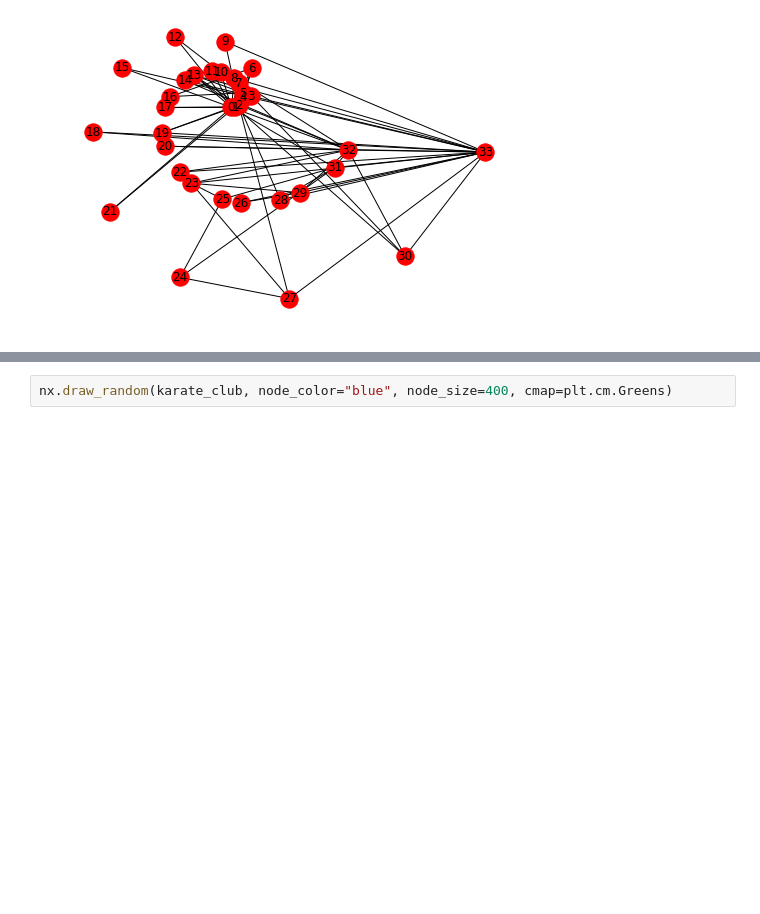
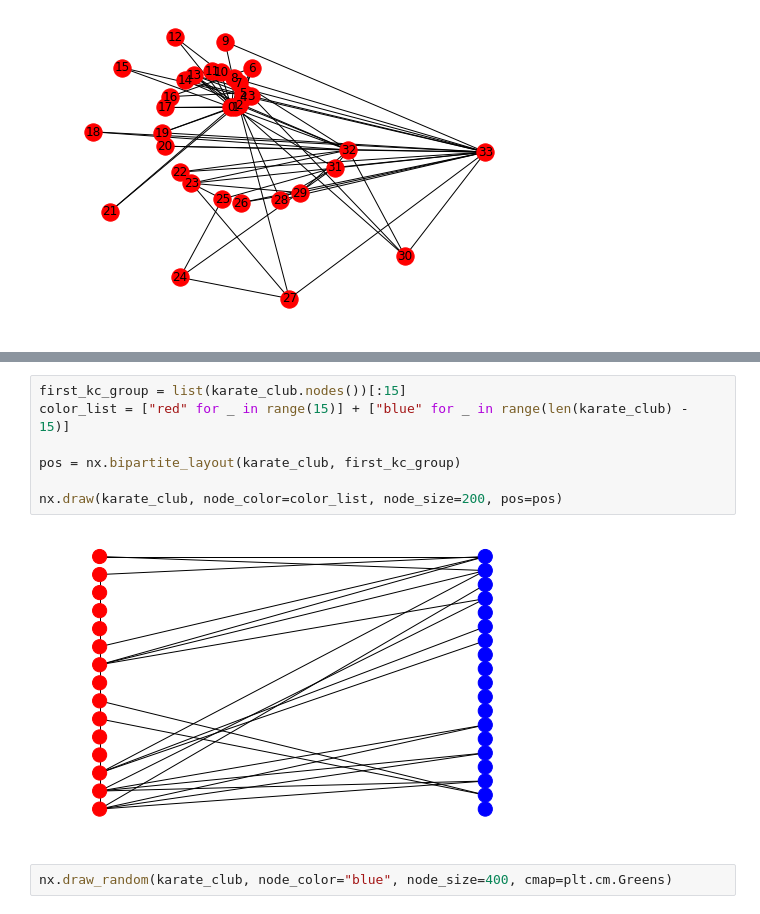
Before and after one commit to szymanskim/networkx-library-workshop, a Jupyter notebook: notebooks/NetworkX_Live.ipynb, the cells around one changed output, grey strips where cells are left out. Drawn from its saved outputs; the diff is of its cells as text; blank space fills up the shorter version.

```diff
--- a/notebooks/NetworkX_Live.ipynb
+++ b/notebooks/NetworkX_Live.ipynb
@@ -215,3 +215,12 @@ nx.draw(karate_club, node_color=range(34), node_size=800, cmap=plt.cm.Greens)
+# %%
+first_kc_group = list(karate_club.nodes())[:15]
+color_list = ["red" for _ in range(15)] + ["blue" for _ in range(len(karate_club) - 15)]
+
+pos = nx.bipartite_layout(karate_club, first_kc_group)
+
+nx.draw(karate_club, node_color=color_list, node_size=200, pos=pos)
+# %% [output]
+[figure, added]
 # %%
 nx.draw_random(karate_club, node_color="blue", node_size=400, cmap=plt.cm.Greens)
 # %% [output]
```
Also changed, not shown: parts of 2 cells of this notebook.
